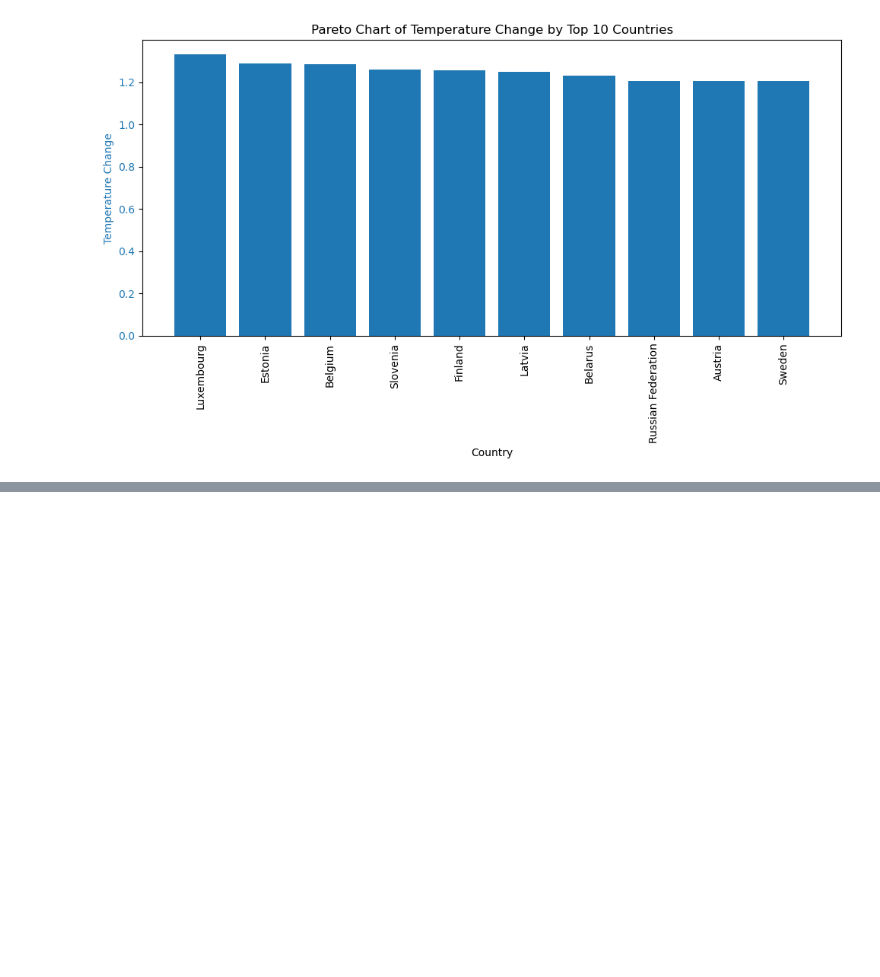
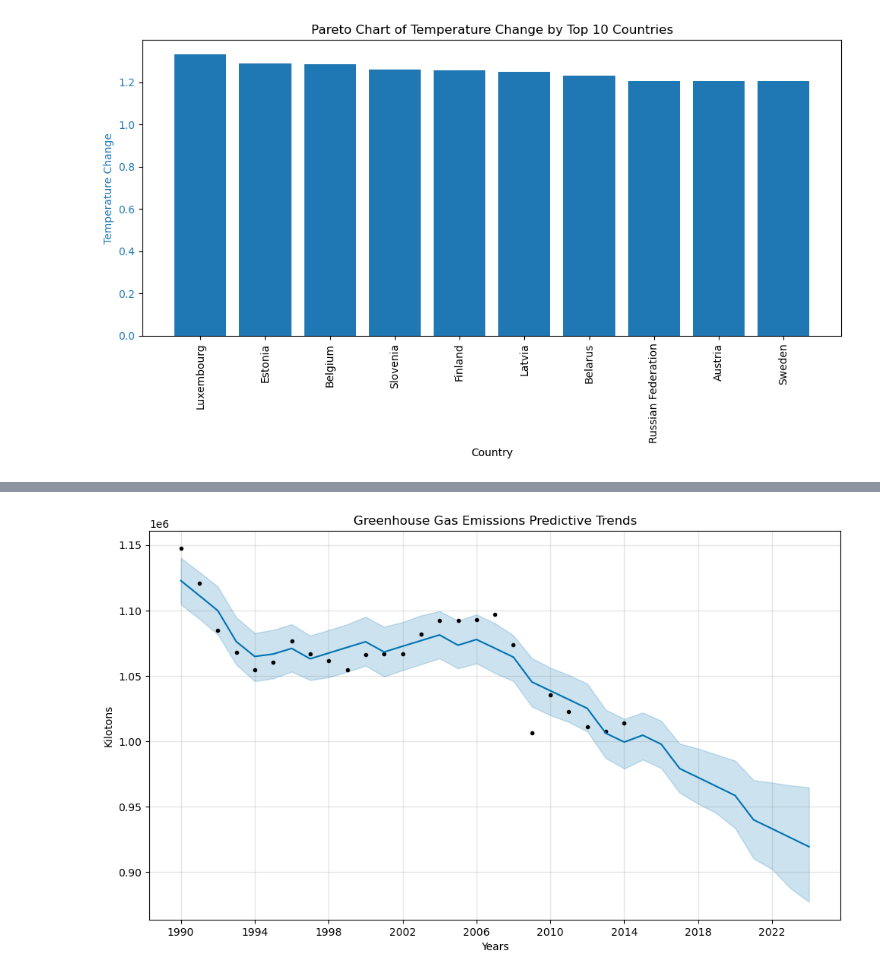
Before and after one commit to LaserLon/EDA, a Jupyter notebook: Project/EDA.ipynb, the cells around one changed output, grey strips where cells are left out. Drawn from its saved outputs; the diff is of its cells as text; code cells hidden in the pictures; blank space fills up the shorter version.

```diff
--- a/Project/EDA.ipynb
+++ b/Project/EDA.ipynb
@@ -770,0 +929,7 @@ plt.show()
+# %%
+# Call the Prophet function, store as an object for each DataFrame
+# Got help from Joe Palaia to set the seasonality score to normalize the resulting chart
+m2 = Prophet(yearly_seasonality=True, seasonality_prior_scale=0.1)
+# %%
+# Fit the time-series model to the Greenhouse Gas data.
+m2.fit(annual_GHG_average_reset)
@@ -770,0 +953,5 @@ plt.show()
+# %%
+# Create a future dataframe to hold predictions for GHG emissions
+# Prediction period set at 10 years
+future_GHG_trends = m2.make_future_dataframe(periods=10, freq="YE")
+future_GHG_trends.tail()
@@ -770,0 +965,4 @@ plt.show()
+# %%
+# Make the future prediction for GHG emissions
+forecast_GHG_trends = m2.predict(future_GHG_trends)
+forecast_GHG_trends.tail()
@@ -770,0 +976,9 @@ plt.show()
+# %%
+# Plot the Prophet predictions for GHG Emissions
+m2.plot(forecast_GHG_trends);
+plt.xlabel("Years")
+plt.ylabel("Kilotons")
+plt.title("Greenhouse Gas Emissions Predictive Trends")
+plt.savefig("GHG_trends.png", format="png", dpi=300)
+# %% [output]
+[figure, added]
```
Also changed, not shown: parts of 24 cells of this notebook, 3 other files.
